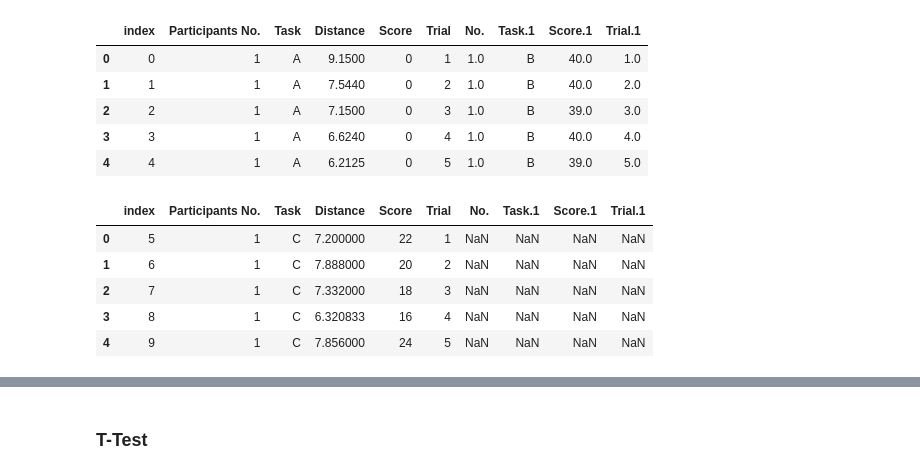
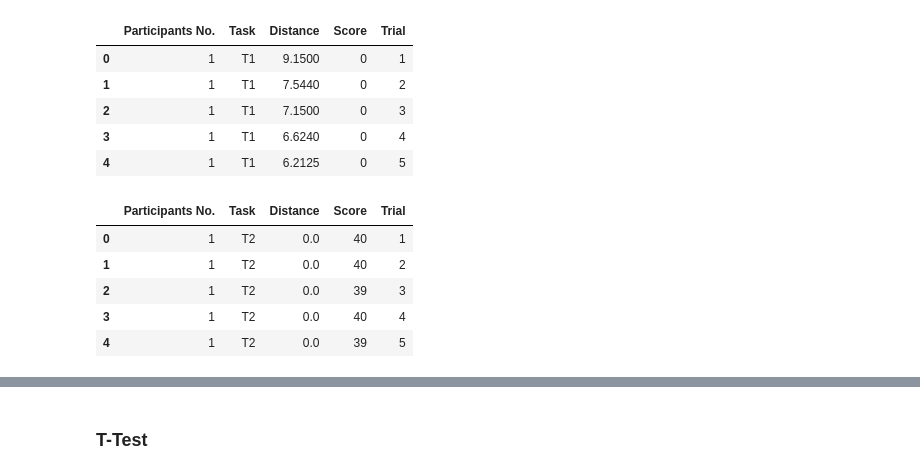
Before and after one commit to outtoin/statistics_practice, a Jupyter notebook: JediFlight_Statistics.ipynb, the cells around one changed output, grey strips where cells are left out. Drawn from its saved outputs; the diff is of its cells as text; code cells hidden in the pictures.

```diff
--- a/JediFlight_Statistics.ipynb
+++ b/JediFlight_Statistics.ipynb
@@ -17,23 +18,24 @@ import random
 %matplotlib inline
 # %%
 df = pd.read_csv('./data/data.csv')
-df1 = df[df['Task'] == 'A'].reset_index()
-df2 = df[df['Task'] == 'C'].reset_index()
+T1_df = df[df['Task'] == 'T1'].reset_index(drop=True)
+T2_df = df[df['Task'] == 'T2'].reset_index(drop=True)
+COM_df = df[df['Task'] == 'COM'].reset_index(drop=True)
 # %%
-df1.head()
+T1_df.head()
 # %% [output]
-|  | index | Participants No. | Task | Distance | Score | Trial | No. | Task.1 | Score.1 | Trial.1 |
-| 0 | 0 | 1 | A | 9.1500 | 0 | 1 | 1.0 | B | 40.0 | 1.0 |
-| 1 | 1 | 1 | A | 7.5440 | 0 | 2 | 1.0 | B | 40.0 | 2.0 |
-| 2 | 2 | 1 | A | 7.1500 | 0 | 3 | 1.0 | B | 39.0 | 3.0 |
-| 3 | 3 | 1 | A | 6.6240 | 0 | 4 | 1.0 | B | 40.0 | 4.0 |
-| 4 | 4 | 1 | A | 6.2125 | 0 | 5 | 1.0 | B | 39.0 | 5.0 |
+|  | Participants No. | Task | Distance | Score | Trial |
+| 0 | 1 | T1 | 9.1500 | 0 | 1 |
+| 1 | 1 | T1 | 7.5440 | 0 | 2 |
+| 2 | 1 | T1 | 7.1500 | 0 | 3 |
+| 3 | 1 | T1 | 6.6240 | 0 | 4 |
+| 4 | 1 | T1 | 6.2125 | 0 | 5 |
 # %%
-df2.head()
+T2_df.head()
 # %% [output]
-|  | index | Participants No. | Task | Distance | Score | Trial | No. | Task.1 | Score.1 | Trial.1 |
-| 0 | 5 | 1 | C | 7.200000 | 22 | 1 | NaN | NaN | NaN | NaN |
-| 1 | 6 | 1 | C | 7.888000 | 20 | 2 | NaN | NaN | NaN | NaN |
-| 2 | 7 | 1 | C | 7.332000 | 18 | 3 | NaN | NaN | NaN | NaN |
-| 3 | 8 | 1 | C | 6.320833 | 16 | 4 | NaN | NaN | NaN | NaN |
-| 4 | 9 | 1 | C | 7.856000 | 24 | 5 | NaN | NaN | NaN | NaN |
+|  | Participants No. | Task | Distance | Score | Trial |
+| 0 | 1 | T2 | 0.0 | 40 | 1 |
+| 1 | 1 | T2 | 0.0 | 40 | 2 |
+| 2 | 1 | T2 | 0.0 | 39 | 3 |
+| 3 | 1 | T2 | 0.0 | 40 | 4 |
+| 4 | 1 | T2 | 0.0 | 39 | 5 |
```
Also changed, not shown: parts of 22 cells of this notebook, 5 other files.
